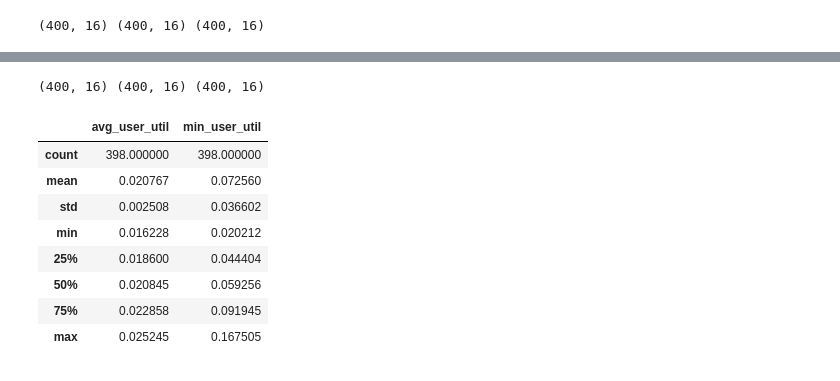
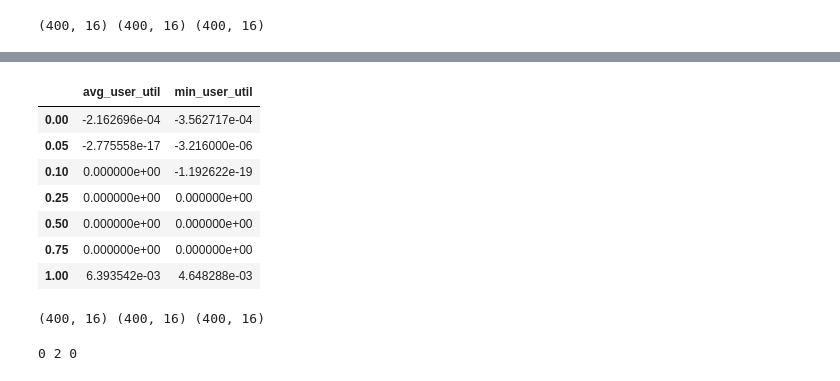
Before and after one commit to krishnacharya/recsys_eq, a Jupyter notebook: notebooks/User_eng_producermaximize_smexposure.ipynb, the cells around one changed output, grey strips where cells are left out. Saved outputs shown, nothing was run; the diff lists cells and outputs as text; code cells hidden in the pictures.

```diff
--- a/notebooks/User_eng_producermaximize_smexposure.ipynb
+++ b/notebooks/User_eng_producermaximize_smexposure.ipynb
@@ -207,3 +118,15 @@ print(df_linear.shape, df_softmax.shape, df_smexp.shape)
+# %%
+# softmax engagement vs exposure producer utility is not definitive for user engagement utility
+(df_softmax[user_utils] - df_smexp[user_utils]).quantile([0, 0.05, 0.1, 0.25, .5, .75, 1.0]) # rightmost is max
+# %% [output]
+|  | avg_user_util | min_user_util |
+| 0.00 | -2.162696e-04 | -3.562717e-04 |
+| 0.05 | -2.775558e-17 | -3.216000e-06 |
+| 0.10 | 0.000000e+00 | -1.192622e-19 |
+| 0.25 | 0.000000e+00 | 0.000000e+00 |
+| 0.50 | 0.000000e+00 | 0.000000e+00 |
+| 0.75 | 0.000000e+00 | 0.000000e+00 |
+| 1.00 | 6.393542e-03 | 4.648288e-03 |
 # %%
 # Movielens
 df_linear = pd.read_pickle("../saved_frames/Movielens100k_grid_linear_statistics.pkl")
@@ -212,15 +135,9 @@ df_smexp = pd.read_pickle("../saved_frames/Movielens100k_grid_smexposure.pkl")
 print(df_linear.shape, df_softmax.shape, df_smexp.shape)
 # %% [output]
 (400, 16) (400, 16) (400, 16)
-# %%
-(df_linear[df_linear['NE_exists']][user_utils] - df_smexp[df_linear['NE_exists']][user_utils]).describe()
-# %% [output]
-|  | avg_user_util | min_user_util |
-| count | 398.000000 | 398.000000 |
-| mean | 0.020767 | 0.072560 |
-| std | 0.002508 | 0.036602 |
-| min | 0.016228 | 0.020212 |
-| 25% | 0.018600 | 0.044404 |
-| 50% | 0.020845 | 0.059256 |
-| 75% | 0.022858 | 0.091945 |
-| max | 0.025245 | 0.167505 |
+# %%
+print((df_softmax['NE_exists'] == False).sum(), \
+(df_linear['NE_exists'] == False).sum(), \
+(df_smexp['NE_exists'] == False).sum())
+# %% [output]
+0 2 0
```
Also changed, not shown: parts of 18 cells of this notebook.
